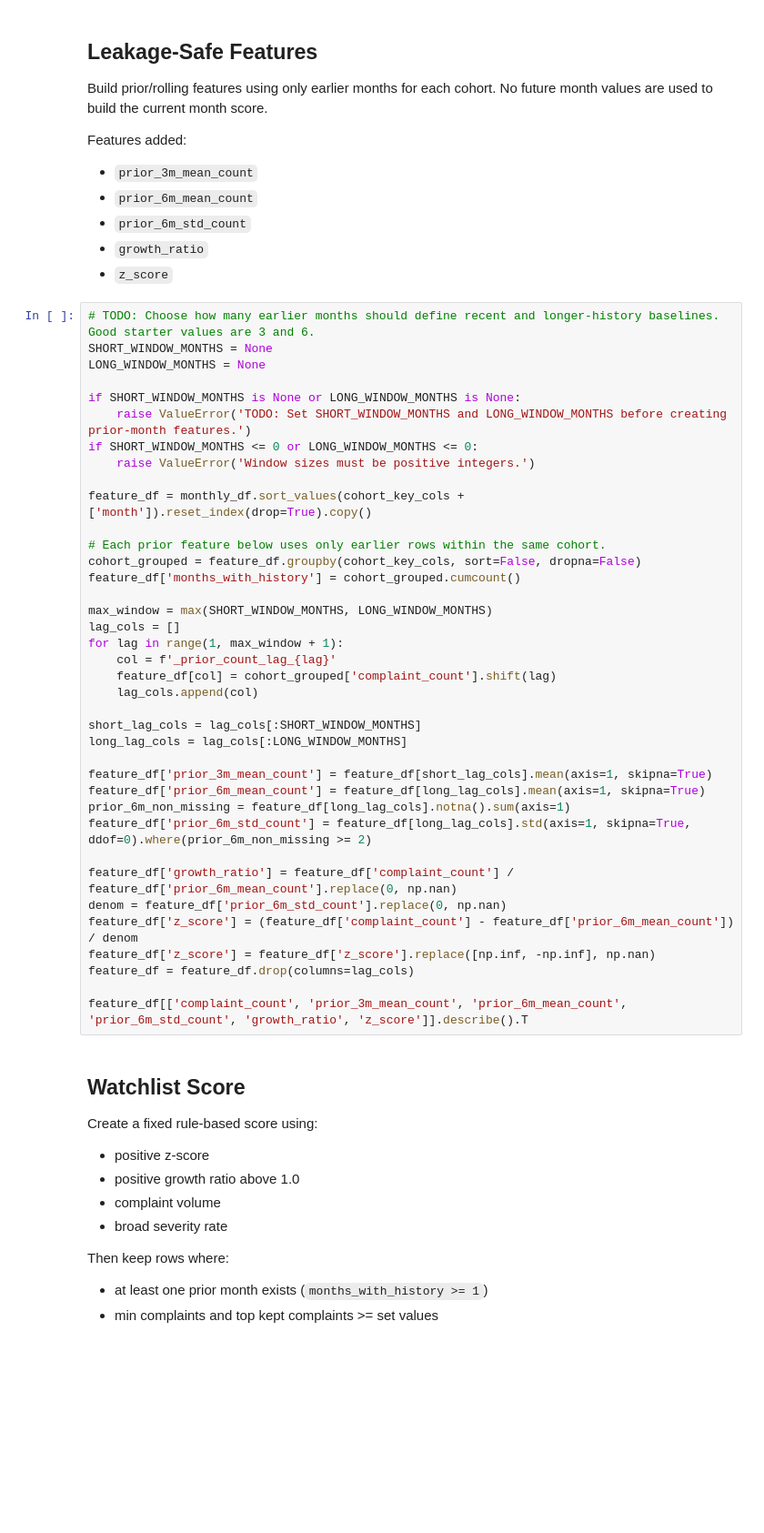
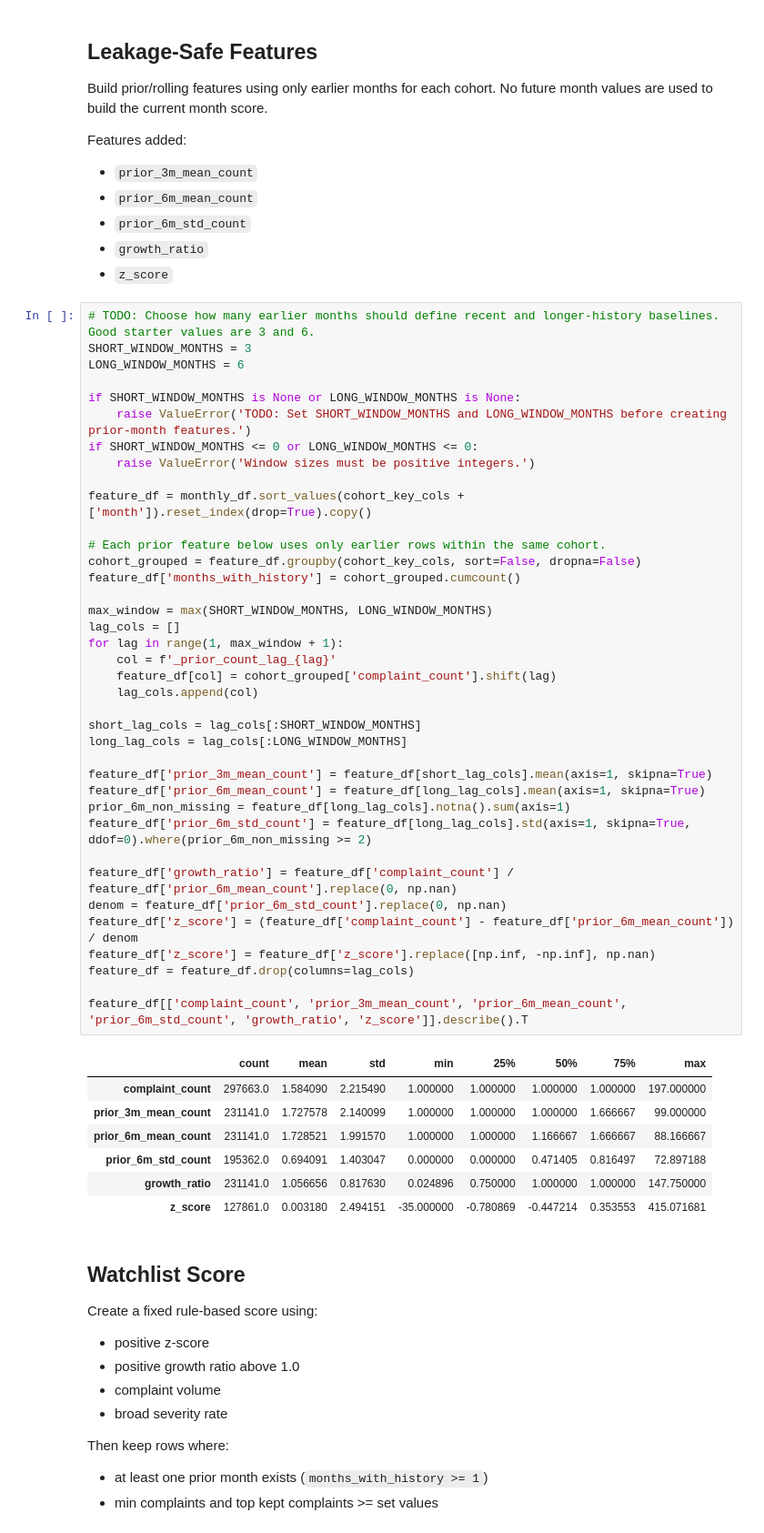
Before and after one commit to DavisM1212/NHTSA-ODI-Complaint-Analytics, a Jupyter notebook: notebooks/NLP_Early_Warning_Framework.ipynb, the cells around one changed output. Shown at 91% size. Saved outputs shown, nothing was run; the diff lists cells and outputs as text; blank space fills up the shorter version.

```diff
--- a/notebooks/NLP_Early_Warning_Framework.ipynb
+++ b/notebooks/NLP_Early_Warning_Framework.ipynb
@@ -154,8 +176,8 @@ Features added:
 - `z_score`
 # %%
 # TODO: Choose how many earlier months should define recent and longer-history baselines. Good starter values are 3 and 6.
-SHORT_WINDOW_MONTHS = None
-LONG_WINDOW_MONTHS = None
+SHORT_WINDOW_MONTHS = 3
+LONG_WINDOW_MONTHS = 6
 
 if SHORT_WINDOW_MONTHS is None or LONG_WINDOW_MONTHS is None:
     raise ValueError('TODO: Set SHORT_WINDOW_MONTHS and LONG_WINDOW_MONTHS before creating prior-month features.')
@@ -163,33 +185,41 @@ if SHORT_WINDOW_MONTHS <= 0 or LONG_WINDOW_MONTHS <= 0:
     raise ValueError('Window sizes must be positive integers.')
 
 feature_df = monthly_df.sort_values(cohort_key_cols + ['month']).reset_index(drop=True).copy()
 
 # Each prior feature below uses only earlier rows within the same cohort.
 cohort_grouped = feature_df.groupby(cohort_key_cols, sort=False, dropna=False)
 feature_df['months_with_history'] = cohort_grouped.cumcount()
 
 max_window = max(SHORT_WINDOW_MONTHS, LONG_WINDOW_MONTHS)
 lag_cols = []
 for lag in range(1, max_window + 1):
     col = f'_prior_count_lag_{lag}'
     feature_df[col] = cohort_grouped['complaint_count'].shift(lag)
     lag_cols.append(col)
 
 short_lag_cols = lag_cols[:SHORT_WINDOW_MONTHS]
 long_lag_cols = lag_cols[:LONG_WINDOW_MONTHS]
 
 feature_df['prior_3m_mean_count'] = feature_df[short_lag_cols].mean(axis=1, skipna=True)
 feature_df['prior_6m_mean_count'] = feature_df[long_lag_cols].mean(axis=1, skipna=True)
 prior_6m_non_missing = feature_df[long_lag_cols].notna().sum(axis=1)
 feature_df['prior_6m_std_count'] = feature_df[long_lag_cols].std(axis=1, skipna=True, ddof=0).where(prior_6m_non_missing >= 2)
 
 feature_df['growth_ratio'] = feature_df['complaint_count'] / feature_df['prior_6m_mean_count'].replace(0, np.nan)
 denom = feature_df['prior_6m_std_count'].replace(0, np.nan)
 feature_df['z_score'] = (feature_df['complaint_count'] - feature_df['prior_6m_mean_count']) / denom
 feature_df['z_score'] = feature_df['z_score'].replace([np.inf, -np.inf], np.nan)
 feature_df = feature_df.drop(columns=lag_cols)
 
 feature_df[['complaint_count', 'prior_3m_mean_count', 'prior_6m_mean_count', 'prior_6m_std_count', 'growth_ratio', 'z_score']].describe().T
+# %% [output]
+|  | count | mean | std | min | 25% | 50% | 75% | max |
+| complaint_count | 297663.0 | 1.584090 | 2.215490 | 1.000000 | 1.000000 | 1.000000 | 1.000000 | 197.000000 |
+| prior_3m_mean_count | 231141.0 | 1.727578 | 2.140099 | 1.000000 | 1.000000 | 1.000000 | 1.666667 | 99.000000 |
+| prior_6m_mean_count | 231141.0 | 1.728521 | 1.991570 | 1.000000 | 1.000000 | 1.166667 | 1.666667 | 88.166667 |
+| prior_6m_std_count | 195362.0 | 0.694091 | 1.403047 | 0.000000 | 0.000000 | 0.471405 | 0.816497 | 72.897188 |
+| growth_ratio | 231141.0 | 1.056656 | 0.817630 | 0.024896 | 0.750000 | 1.000000 | 1.000000 | 147.750000 |
+| z_score | 127861.0 | 0.003180 | 2.494151 | -35.000000 | -0.780869 | -0.447214 | 0.353553 | 415.071681 |
 # %% [markdown]
 ## Watchlist Score
 
```
Also changed, not shown: parts of 7 cells of this notebook, 1 other file.
